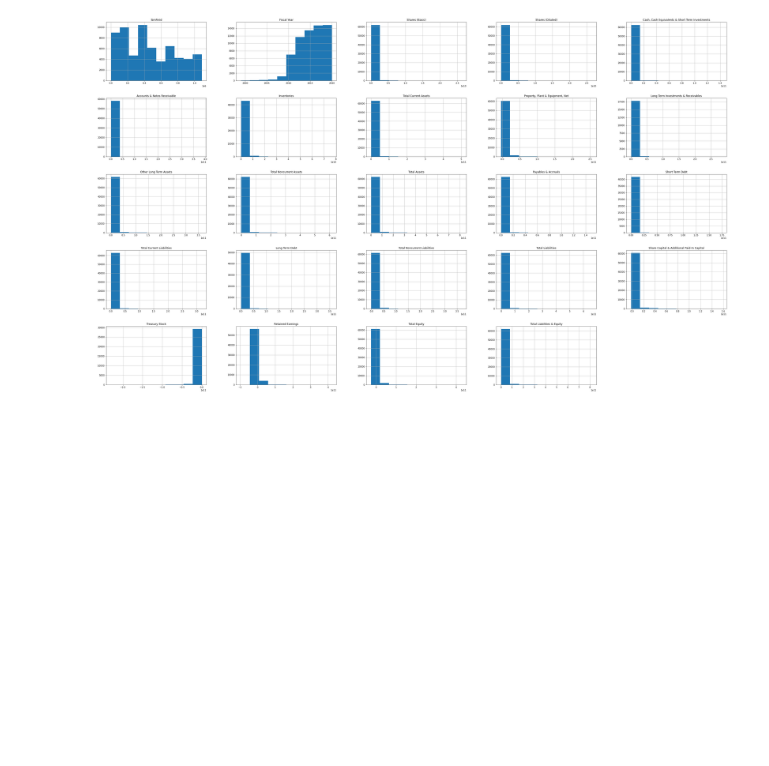
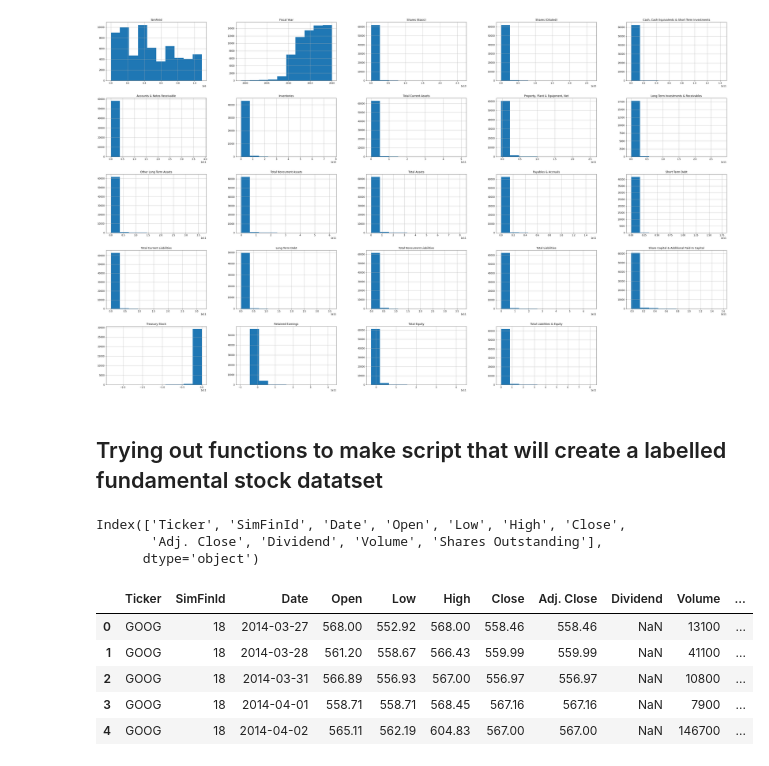
Before and after one commit to Kaushal1011/CSE523-Machine-Learning-Quantcats, a Jupyter notebook: Initial Notebook.ipynb, the cells around one changed output. Drawn from its saved outputs; the diff is of its cells as text; code cells hidden in the pictures; blank space fills up the shorter version.

```diff
--- a/Initial Notebook.ipynb
+++ b/Initial Notebook.ipynb
@@ -84,3 +82,5 @@ array([[<AxesSubplot:title={'center':'SimFinId'}>,
         <AxesSubplot:title={'center':'Total Liabilities & Equity'}>,
         <AxesSubplot:>]], dtype=object)
 [figure]
+# %% [markdown]
+## Trying out functions to make script that will create a labelled fundamental stock datatset
@@ -86,0 +89,15 @@ array([[<AxesSubplot:title={'center':'SimFinId'}>,
+# %%
+daily_price.columns
+# %% [output]
+Index(['Ticker', 'SimFinId', 'Date', 'Open', 'Low', 'High', 'Close',
+       'Adj. Close', 'Dividend', 'Volume', 'Shares Outstanding'],
+      dtype='object')
+# %%
+daily_price.head()
+# %% [output]
+|  | Ticker | SimFinId | Date | Open | Low | High | Close | Adj. Close | Dividend | Volume | ... |
+| 0 | GOOG | 18 | 2014-03-27 | 568.00 | 552.92 | 568.00 | 558.46 | 558.46 | NaN | 13100 | ... |
+| 1 | GOOG | 18 | 2014-03-28 | 561.20 | 558.67 | 566.43 | 559.99 | 559.99 | NaN | 41100 | ... |
+| 2 | GOOG | 18 | 2014-03-31 | 566.89 | 556.93 | 567.00 | 556.97 | 556.97 | NaN | 10800 | ... |
+| 3 | GOOG | 18 | 2014-04-01 | 558.71 | 558.71 | 568.45 | 567.16 | 567.16 | NaN | 7900 | ... |
+| 4 | GOOG | 18 | 2014-04-02 | 565.11 | 562.19 | 604.83 | 567.00 | 567.00 | NaN | 146700 | ... |
```
Also changed, not shown: parts of 7 cells of this notebook.
